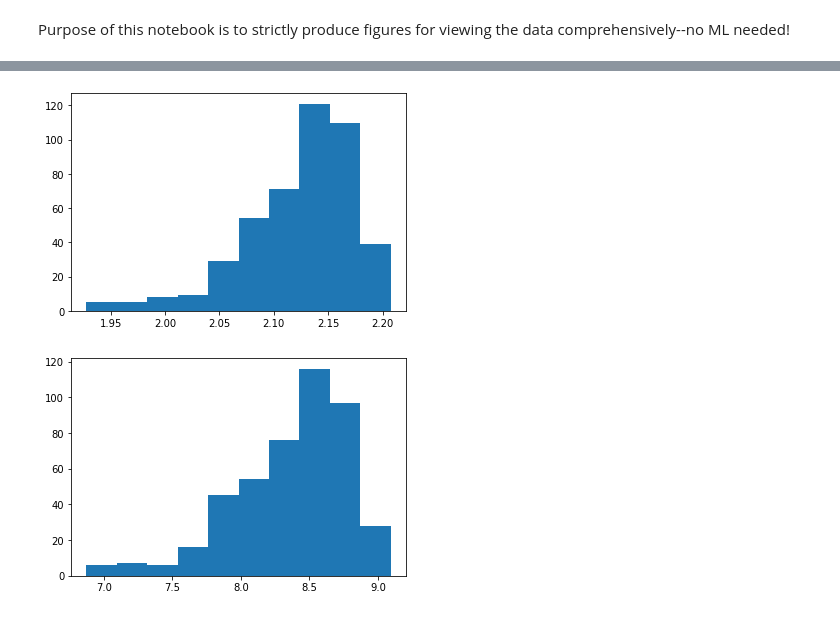
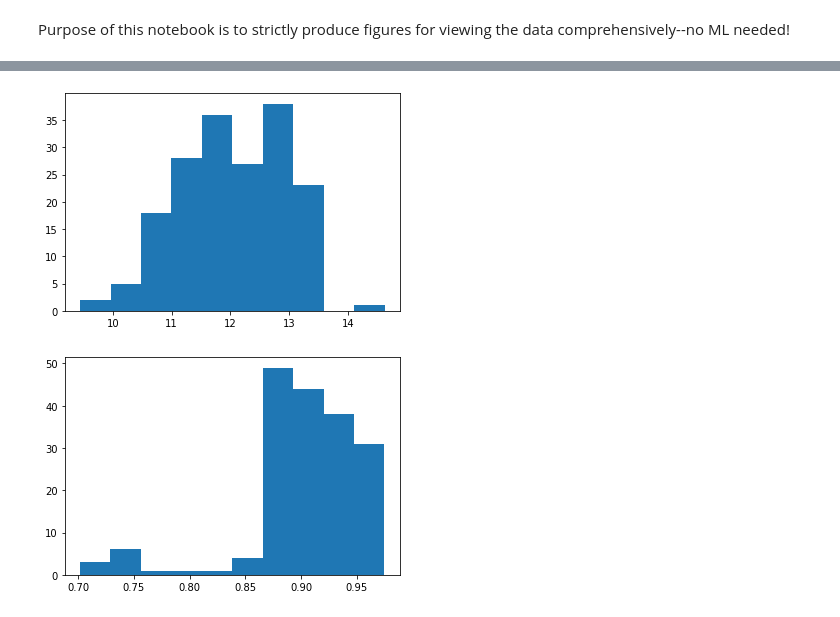
Before and after one commit to jepietryga/colloidalcrystal_ml, a Jupyter notebook: Notebooks/DataViewing_OverviewFigures.ipynb, the cells around one changed output, grey strips where cells are left out. Saved outputs shown, nothing was run; the diff lists cells and outputs as text; code cells hidden in the pictures.

Commit message:
Training on data, looking at results

```diff
--- a/Notebooks/DataViewing_OverviewFigures.ipynb
+++ b/Notebooks/DataViewing_OverviewFigures.ipynb
@@ -6,7 +6,7 @@ import matplotlib.pyplot as plt
 import numpy as np
 import seaborn as sn
 
-filename = '../Results/training_data.csv'#'salvaged_RC_data.csv'#'dataset_072522.csv'
+filename = '../Results/L1 2.5 nM'#'salvaged_RC_data.csv'#'dataset_072522.csv'
 df = pd.read_csv(filename)
 
 label="Labels"
@@ -138,11 +138,11 @@ for feature in features:
 # %%
-plt.hist(np.log(C_df['solidity']))
+plt.hist(np.log(C_df['area']))
 plt.show()
 plt.hist(C_df['solidity'])
 plt.show()
 # %% [output]
-[figure, old version]
+[figure, new version]
-[figure, old version]
+[figure, new version]
 # %%
 # Data Analysis Seed
 features=['area',
```
Also changed, not shown: parts of 8 cells of this notebook, 45 other files.
